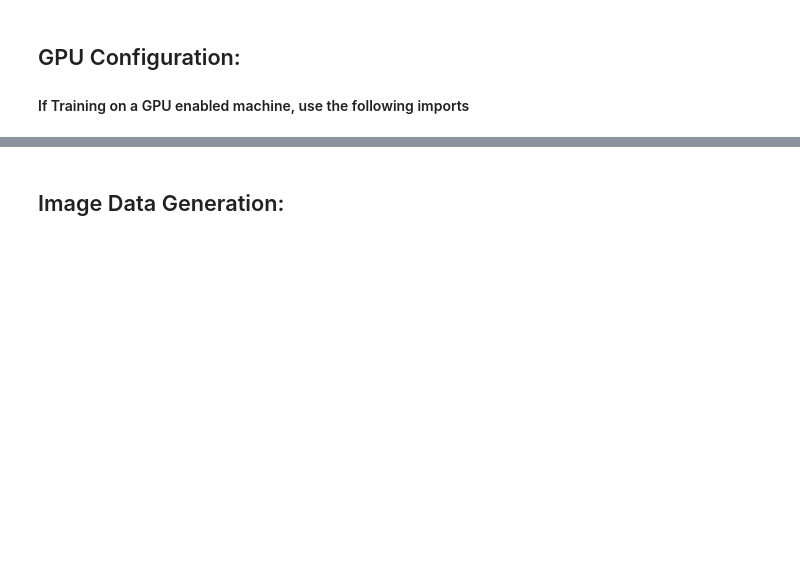
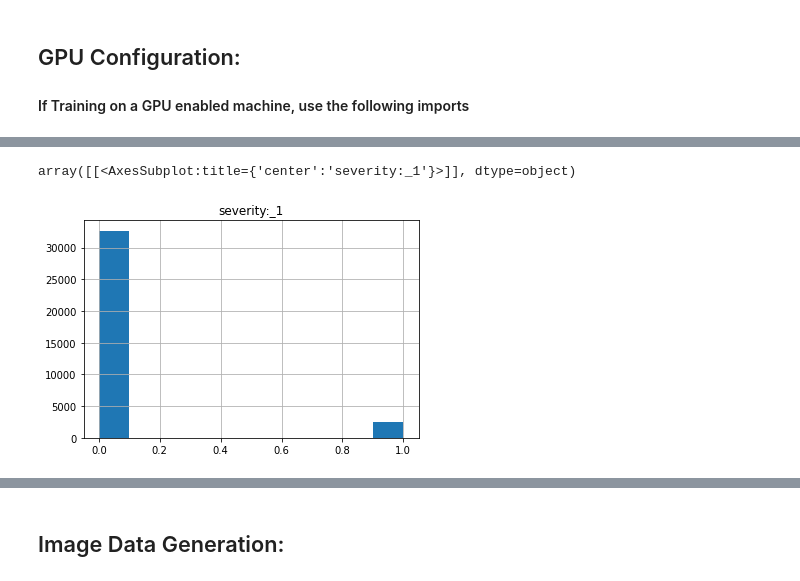
Before and after one commit to CV1430Spring21-Final/APTOS, a Jupyter notebook: inceptionv3_0421_2021.ipynb, the cells around one changed output, grey strips where cells are left out. Saved outputs shown, nothing was run; the diff lists cells and outputs as text; code cells hidden in the pictures; blank space fills up the shorter version.

```diff
--- a/inceptionv3_0421_2021.ipynb
+++ b/inceptionv3_0421_2021.ipynb
@@ -180,0 +194,5 @@ dtype: int64
+# %%
+pruned_data[['severity:_1']].hist()
+# %% [output]
+array([[<AxesSubplot:title={'center':'severity:_1'}>]], dtype=object)
+[figure, added]
```
Also changed, not shown: parts of 93 cells of this notebook, 2 other files.
